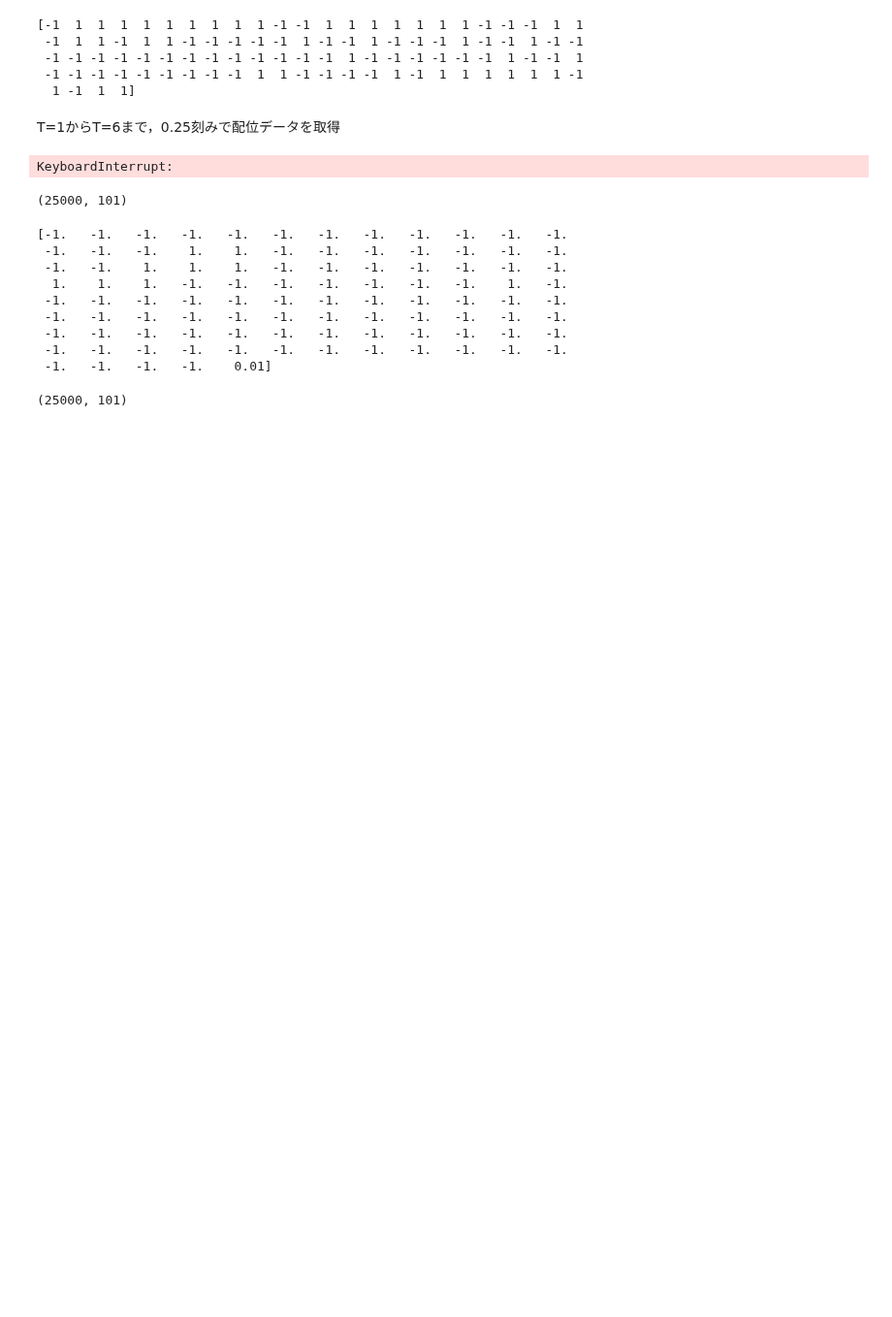
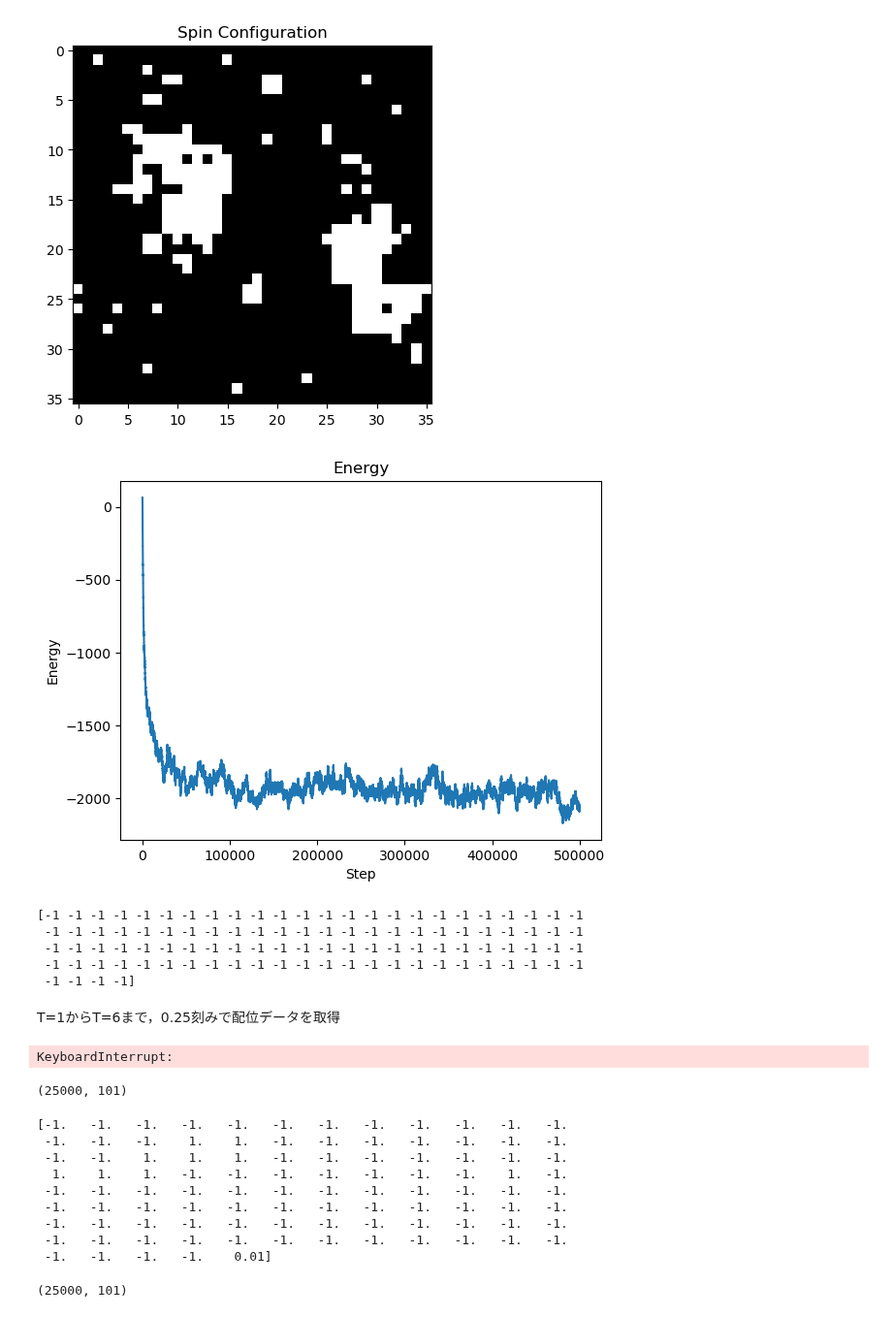
Before and after one commit to Chansuga/Master-s_thesis, a Jupyter notebook: Ising/Ising_samp.ipynb, the cells around one changed output. Shown at 97% size. Saved outputs shown, nothing was run; the diff lists cells and outputs as text; code cells hidden in the pictures; blank space fills up the shorter version.

```diff
--- a/Ising/Ising_samp.ipynb
+++ b/Ising/Ising_samp.ipynb
@@ -63,11 +65,28 @@ plt.show()
+# %%
+lattice, energies = metropolis_ising(36, 2.0, 500000)
+
+# スピン配位の可視化
+plt.imshow(lattice, cmap='gray', interpolation='nearest')
+plt.title("Spin Configuration")
+plt.show()
+
+# エネルギーの変化の可視化
+plt.plot(energies)
+plt.title("Energy")
+plt.xlabel("Step")
+plt.ylabel("Energy")
+plt.show()
+# %% [output]
+[figure, added]
+[figure, added]
 # %%
 print(np.ndarray.flatten(lattice))
 # %% [output]
-[-1  1  1  1  1  1  1  1  1  1 -1 -1  1  1  1  1  1  1  1 -1 -1 -1  1  1
- -1  1  1 -1  1  1 -1 -1 -1 -1 -1  1 -1 -1  1 -1 -1 -1  1 -1 -1  1 -1 -1
- -1 -1 -1 -1 -1 -1 -1 -1 -1 -1 -1 -1 -1  1 -1 -1 -1 -1 -1 -1  1 -1 -1  1
- -1 -1 -1 -1 -1 -1 -1 -1 -1  1  1 -1 -1 -1 -1  1 -1  1  1  1  1  1  1 -1
-  1 -1  1  1]
+[-1 -1 -1 -1 -1 -1 -1 -1 -1 -1 -1 -1 -1 -1 -1 -1 -1 -1 -1 -1 -1 -1 -1 -1
+ -1 -1 -1 -1 -1 -1 -1 -1 -1 -1 -1 -1 -1 -1 -1 -1 -1 -1 -1 -1 -1 -1 -1 -1
+ -1 -1 -1 -1 -1 -1 -1 -1 -1 -1 -1 -1 -1 -1 -1 -1 -1 -1 -1 -1 -1 -1 -1 -1
+ -1 -1 -1 -1 -1 -1 -1 -1 -1 -1 -1 -1 -1 -1 -1 -1 -1 -1 -1 -1 -1 -1 -1 -1
+ -1 -1 -1 -1]
 # %% [markdown]
 T=1からT=6まで，0.25刻みで配位データを取得
 # %%
```
Also changed, not shown: parts of 4 cells of this notebook, 2 other files.
